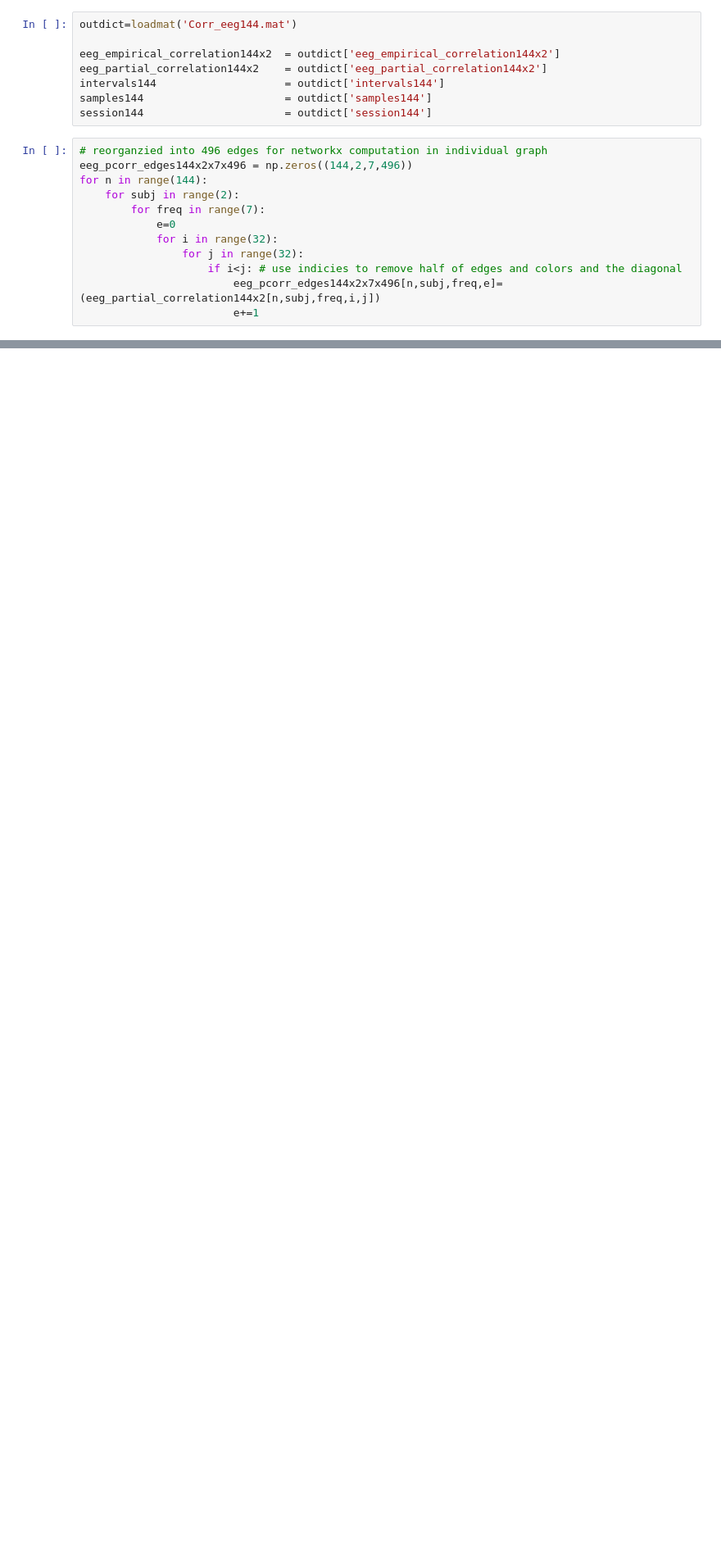
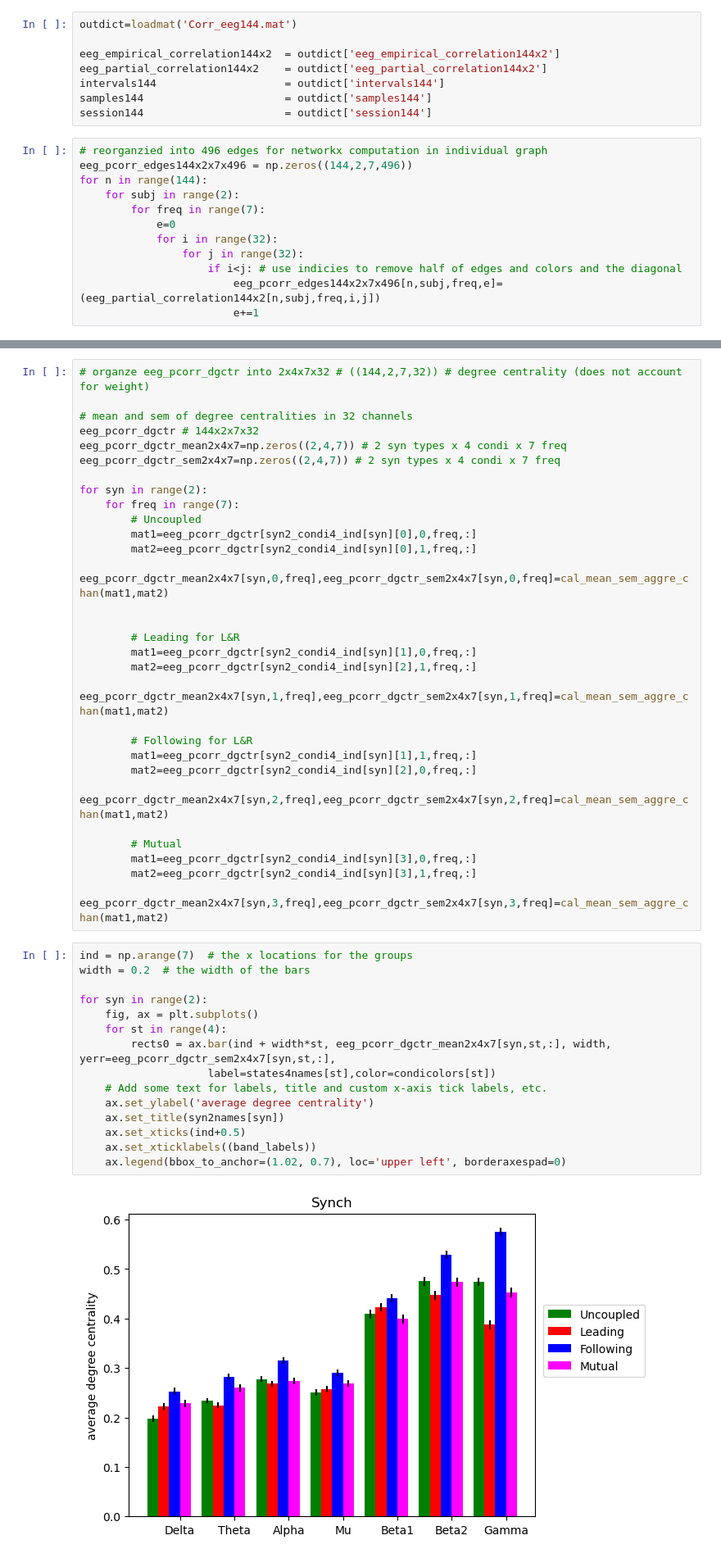
Before and after one commit to zhibinz2/1overf, a Jupyter notebook: Corr_EEG/step4_comparison.ipynb, the cells around one changed output, grey strips where cells are left out. Shown at 82% size. Saved outputs shown, nothing was run; the diff lists cells and outputs as text; blank space fills up the shorter version.

```diff
--- a/Corr_EEG/step4_comparison.ipynb
+++ b/Corr_EEG/step4_comparison.ipynb
@@ -88,0 +214,47 @@ for n in range(144):
+# %%
+# organze eeg_pcorr_dgctr into 2x4x7x32 # ((144,2,7,32)) # degree centrality (does not account for weight)
+
+# mean and sem of degree centralities in 32 channels
+eeg_pcorr_dgctr # 144x2x7x32
+eeg_pcorr_dgctr_mean2x4x7=np.zeros((2,4,7)) # 2 syn types x 4 condi x 7 freq
+eeg_pcorr_dgctr_sem2x4x7=np.zeros((2,4,7)) # 2 syn types x 4 condi x 7 freq
+
+for syn in range(2):
+    for freq in range(7):
+        # Uncoupled
+        mat1=eeg_pcorr_dgctr[syn2_condi4_ind[syn][0],0,freq,:]
+        mat2=eeg_pcorr_dgctr[syn2_condi4_ind[syn][0],1,freq,:]
+        eeg_pcorr_dgctr_mean2x4x7[syn,0,freq],eeg_pcorr_dgctr_sem2x4x7[syn,0,freq]=cal_mean_sem_aggre_chan(mat1,mat2)
+
+
+        # Leading for L&R
+        mat1=eeg_pcorr_dgctr[syn2_condi4_ind[syn][1],0,freq,:]
+        mat2=eeg_pcorr_dgctr[syn2_condi4_ind[syn][2],1,freq,:]
+        eeg_pcorr_dgctr_mean2x4x7[syn,1,freq],eeg_pcorr_dgctr_sem2x4x7[syn,1,freq]=cal_mean_sem_aggre_chan(mat1,mat2)
+
+        # Following for L&R
+        mat1=eeg_pcorr_dgctr[syn2_condi4_ind[syn][1],1,freq,:]
+        mat2=eeg_pcorr_dgctr[syn2_condi4_ind[syn][2],0,freq,:]
+        eeg_pcorr_dgctr_mean2x4x7[syn,2,freq],eeg_pcorr_dgctr_sem2x4x7[syn,2,freq]=cal_mean_sem_aggre_chan(mat1,mat2)
+
+        # Mutual
+        mat1=eeg_pcorr_dgctr[syn2_condi4_ind[syn][3],0,freq,:]
+        mat2=eeg_pcorr_dgctr[syn2_condi4_ind[syn][3],1,freq,:]
+        eeg_pcorr_dgctr_mean2x4x7[syn,3,freq],eeg_pcorr_dgctr_sem2x4x7[syn,3,freq]=cal_mean_sem_aggre_chan(mat1,mat2)
+# %%
+ind = np.arange(7)  # the x locations for the groups
+width = 0.2  # the width of the bars
+
+for syn in range(2):
+    fig, ax = plt.subplots()
+    for st in range(4):
+        rects0 = ax.bar(ind + width*st, eeg_pcorr_dgctr_mean2x4x7[syn,st,:], width, yerr=eeg_pcorr_dgctr_sem2x4x7[syn,st,:],
+                    label=states4names[st],color=condicolors[st])
+    # Add some text for labels, title and custom x-axis tick labels, etc.
+    ax.set_ylabel('average degree centrality')
+    ax.set_title(syn2names[syn])
+    ax.set_xticks(ind+0.5)
+    ax.set_xticklabels((band_labels))
+    ax.legend(bbox_to_anchor=(1.02, 0.7), loc='upper left', borderaxespad=0)
+# %% [output]
+[figure, added]
```
Also changed, not shown: parts of 9 cells of this notebook.
